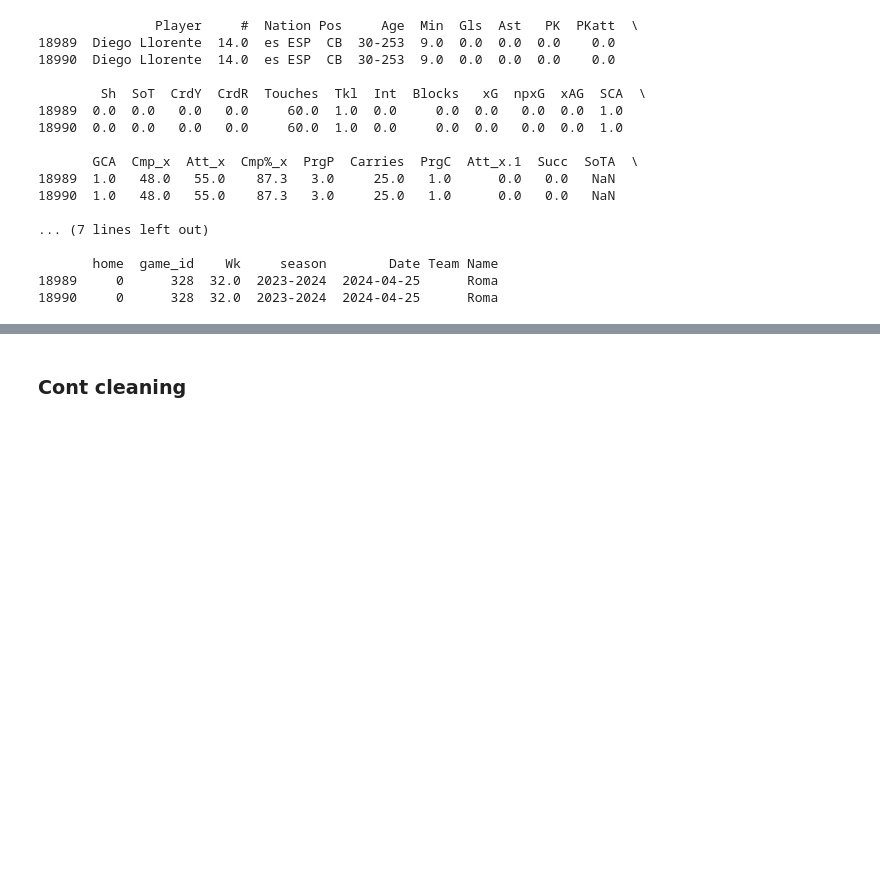
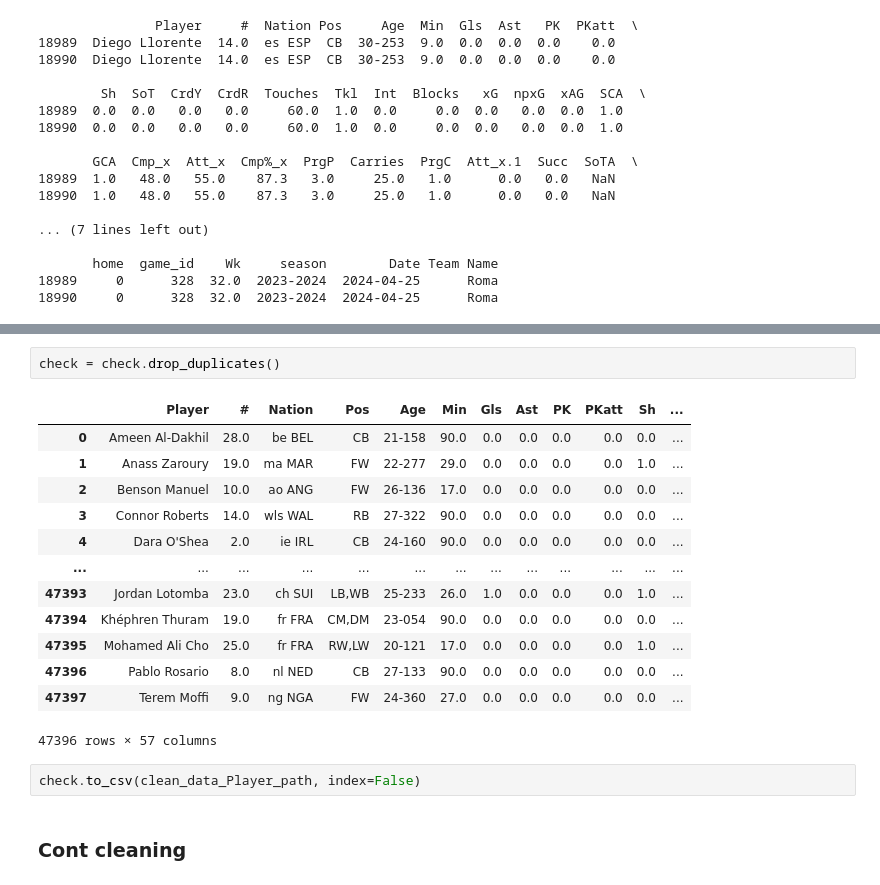
Before and after one commit to MinhTQ-594/Football-player-Price_prediction, a Jupyter notebook: Data preprocessing/Clean_data.ipynb, the cells around one changed output, grey strips where cells are left out. Saved outputs shown, nothing was run; the diff lists cells and outputs as text; blank space fills up the shorter version.

Commit message:
remove duplicate

```diff
--- a/Data preprocessing/Clean_data.ipynb
+++ b/Data preprocessing/Clean_data.ipynb
@@ -302,3 +338,21 @@ check.to_csv(clean_data_Player_path, index=False)
+# %%
+check = check.drop_duplicates()
+# %% [output]
+|  | Player | # | Nation | Pos | Age | Min | Gls | Ast | PK | PKatt | Sh | ... |
+| 0 | Ameen Al-Dakhil | 28.0 | be BEL | CB | 21-158 | 90.0 | 0.0 | 0.0 | 0.0 | 0.0 | 0.0 | ... |
+| 1 | Anass Zaroury | 19.0 | ma MAR | FW | 22-277 | 29.0 | 0.0 | 0.0 | 0.0 | 0.0 | 1.0 | ... |
+| 2 | Benson Manuel | 10.0 | ao ANG | FW | 26-136 | 17.0 | 0.0 | 0.0 | 0.0 | 0.0 | 0.0 | ... |
+| 3 | Connor Roberts | 14.0 | wls WAL | RB | 27-322 | 90.0 | 0.0 | 0.0 | 0.0 | 0.0 | 0.0 | ... |
+| 4 | Dara O'Shea | 2.0 | ie IRL | CB | 24-160 | 90.0 | 0.0 | 0.0 | 0.0 | 0.0 | 0.0 | ... |
+| ... | ... | ... | ... | ... | ... | ... | ... | ... | ... | ... | ... | ... |
+| 47393 | Jordan Lotomba | 23.0 | ch SUI | LB,WB | 25-233 | 26.0 | 1.0 | 0.0 | 0.0 | 0.0 | 1.0 | ... |
+| 47394 | Khéphren Thuram | 19.0 | fr FRA | CM,DM | 23-054 | 90.0 | 0.0 | 0.0 | 0.0 | 0.0 | 0.0 | ... |
+| 47395 | Mohamed Ali Cho | 25.0 | fr FRA | RW,LW | 20-121 | 17.0 | 0.0 | 0.0 | 0.0 | 0.0 | 1.0 | ... |
+| 47396 | Pablo Rosario | 8.0 | nl NED | CB | 27-133 | 90.0 | 0.0 | 0.0 | 0.0 | 0.0 | 0.0 | ... |
+| 47397 | Terem Moffi | 9.0 | ng NGA | FW | 24-360 | 27.0 | 0.0 | 0.0 | 0.0 | 0.0 | 0.0 | ... |
+47396 rows × 57 columns
+# %%
+check.to_csv(clean_data_Player_path, index=False)
 # %% [markdown]
 ### Cont cleaning
 # %%
```
Also changed, not shown: parts of 6 cells of this notebook, 1 other file.
